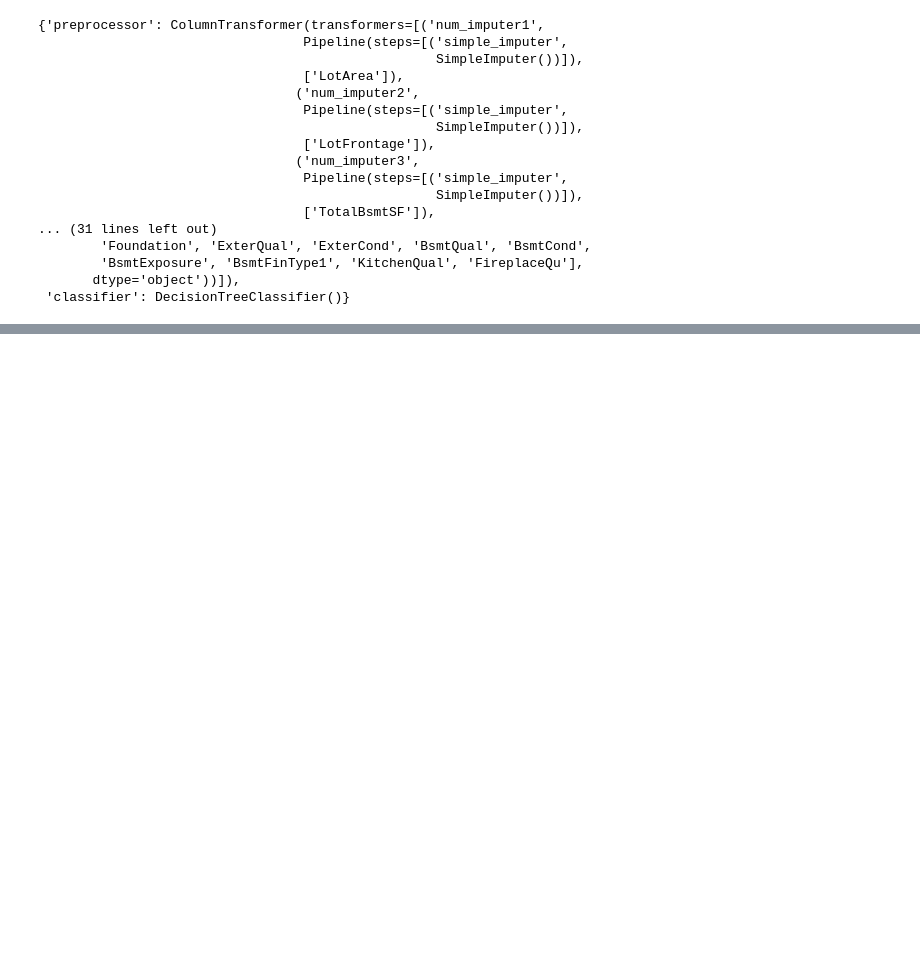
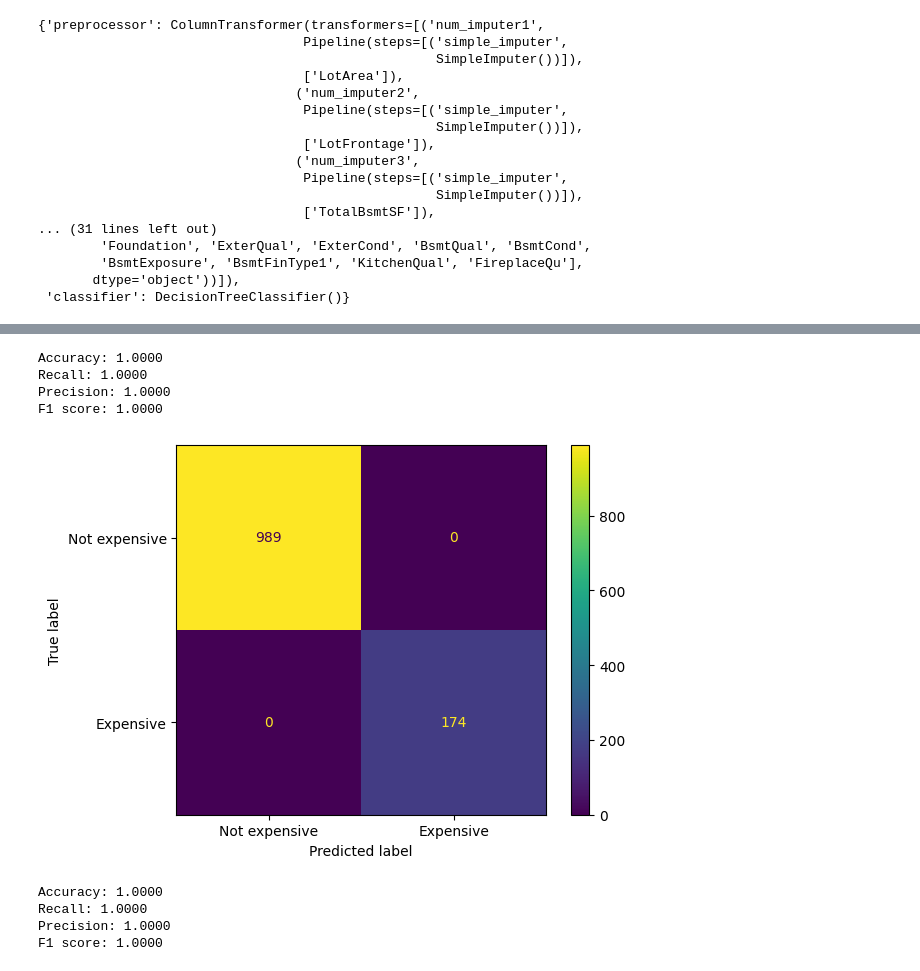
Before and after one commit to gastan81/supervised-ml, a Jupyter notebook: 06_classification__ordinal_encoding.ipynb, the cells around one changed output, grey strips where cells are left out. Saved outputs shown, nothing was run; the diff lists cells and outputs as text; code cells hidden in the pictures; blank space fills up the shorter version.

```diff
--- a/06_classification__ordinal_encoding.ipynb
+++ b/06_classification__ordinal_encoding.ipynb
@@ -679,0 +681,28 @@ accuracy_score(y_true = y_test,
+# %%
+pipe_numerical = Pipeline([('simple_imputer', SimpleImputer())])
+pipe_categorical = Pipeline([
+    ('simple_imputer', SimpleImputer(strategy='constant', fill_value='NA'))
+    , ('order_encoder', OrdinalEncoder(categories=[
+    mszoning_order, condition1_order, heating_order, street_order, centralair_order
+    , foundation_order, exterqual_order, extercond_order, bsmtqual_order, bsmtcond_order
+    , bsmtexposure_order, bsmtfintype1_order, kitchenqual_order, fireplacequ_order]))])
+classifiers = [
+    ("decision_tree", DecisionTreeClassifier()),
+    ("random_forest", RandomForestClassifier()),
+    ("logistic_regression", LogisticRegression())
+]
+
+pipes = ColumnTransformer([
+    ('num_imputer1', SimpleImputer(strategy='mean'), ['LotArea'])
+    ,('num_imputer2', SimpleImputer(strategy='mean'), ['LotFrontage'])
+    ,('num_imputer3', pipe_numerical, ['TotalBsmtSF'])
+    ,('num_imputer4', SimpleImputer(strategy='mean'), ['BedroomAbvGr'])
+    ,('num_imputer5', SimpleImputer(strategy='mean'), ['Fireplaces'])
+    ,('num_imputer6', SimpleImputer(strategy='mean'), ['PoolArea'])
+    ,('num_imputer7', SimpleImputer(strategy='mean'), ['GarageCars'])
+    ,('num_imputer8', SimpleImputer(strategy='mean'), ['WoodDeckSF'])
+    ,('num_imputer9', SimpleImputer(strategy='mean'), ['ScreenPorch'])
+    , ('cat_imputer_order', pipe_categorical, X_categorical)
+])# , remainder='passthrough')
+pipeline = Pipeline([('preprocessor', pipes), ('classifier', DecisionTreeClassifier())])
+pipeline.fit(X_train, y_train)
@@ -679,0 +803,34 @@ accuracy_score(y_true = y_test,
+# %%
+best = param_search.best_estimator_
+best.fit(X_train, y_train)
+y_train_pred = best.predict(X_train)
+print(f'Accuracy: {accuracy_score(y_train, y_train_pred):.4f}')
+print(f'Recall: {recall_score(y_train, y_train_pred):.4f}')
+print(f'Precision: {precision_score(y_train, y_train_pred):.4f}')
+print(f'F1 score: {f1_score(y_train, y_train_pred):.4f}')
+# %% [output]
+Accuracy: 1.0000
+Recall: 1.0000
+Precision: 1.0000
+F1 score: 1.0000
+# %%
+ConfusionMatrixDisplay.from_estimator(
+    best
+    , X_train
+    , y_train_pred
+    , display_labels=['Not expensive', 'Expensive']);
+# %% [output]
+[figure, added]
+# %%
+best = param_search.best_estimator_
+best.fit(X_test, y_test)
+y_test_pred = best.predict(X_test)
+print(f'Accuracy: {accuracy_score(y_test, y_test_pred):.4f}')
+print(f'Recall: {recall_score(y_test, y_test_pred):.4f}')
+print(f'Precision: {precision_score(y_test, y_test_pred):.4f}')
+print(f'F1 score: {f1_score(y_test, y_test_pred):.4f}')
+# %% [output]
+Accuracy: 1.0000
+Recall: 1.0000
+Precision: 1.0000
+F1 score: 1.0000
```
Also changed, not shown: parts of 32 cells of this notebook.
